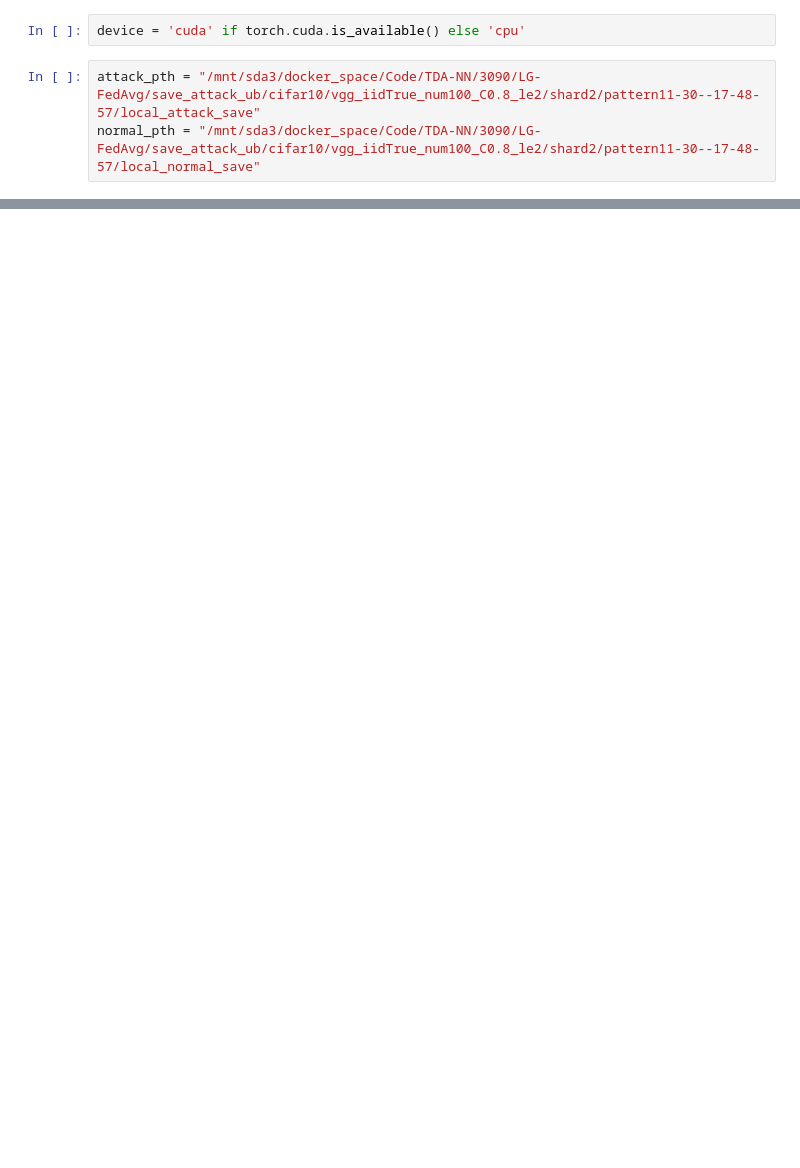
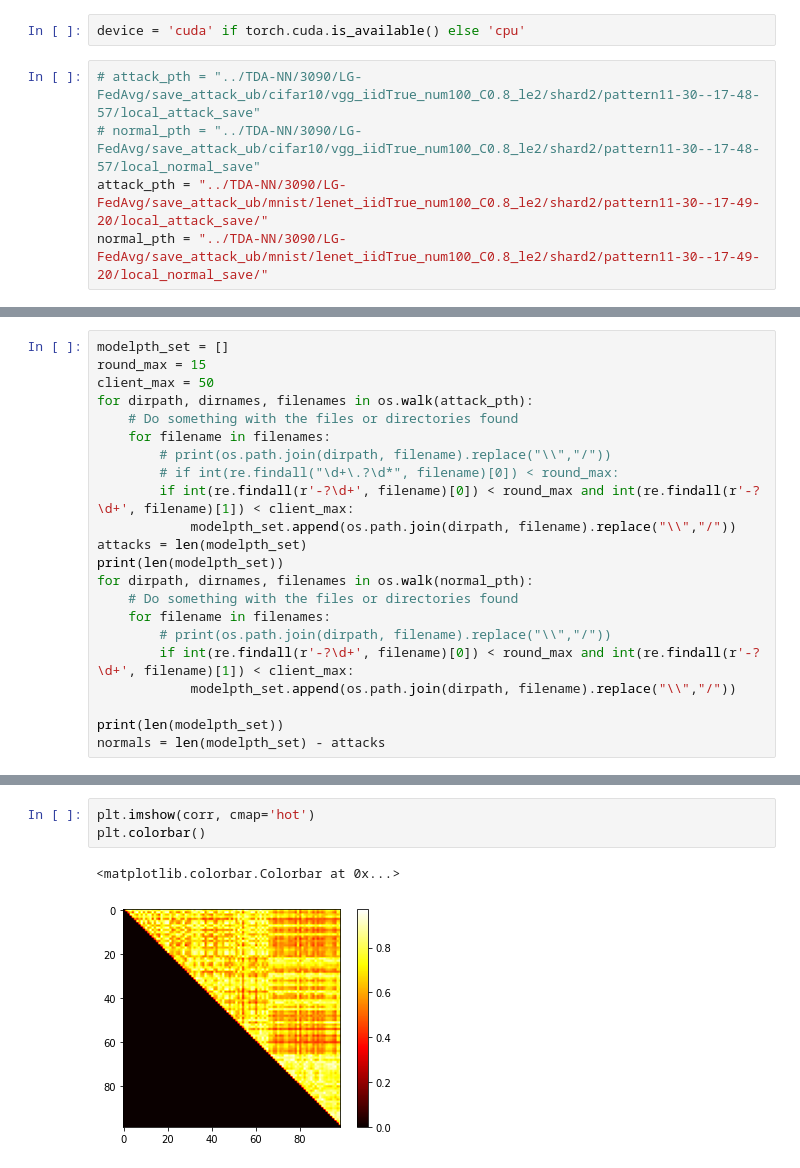
Before and after one commit to mzhyui/PHTDA-Net, a Jupyter notebook: getGradients.ipynb, the cells around one changed output, grey strips where cells are left out. Drawn from its saved outputs; the diff is of its cells as text; blank space fills up the shorter version.

Commit message:
v0.0.2 gradient heatmap

```diff
--- a/getGradients.ipynb
+++ b/getGradients.ipynb
@@ -30,8 +71,10 @@ test_loader = torch.utils.data.DataLoader(
 # %%
 device = 'cuda' if torch.cuda.is_available() else 'cpu'
 # %%
-attack_pth = "/mnt/sda3/docker_space/Code/TDA-NN/3090/LG-FedAvg/save_attack_ub/cifar10/vgg_iidTrue_num100_C0.8_le2/shard2/pattern11-30--17-48-57/local_attack_save"
-normal_pth = "/mnt/sda3/docker_space/Code/TDA-NN/3090/LG-FedAvg/save_attack_ub/cifar10/vgg_iidTrue_num100_C0.8_le2/shard2/pattern11-30--17-48-57/local_normal_save"
+# attack_pth = "../TDA-NN/3090/LG-FedAvg/save_attack_ub/cifar10/vgg_iidTrue_num100_C0.8_le2/shard2/pattern11-30--17-48-57/local_attack_save"
+# normal_pth = "../TDA-NN/3090/LG-FedAvg/save_attack_ub/cifar10/vgg_iidTrue_num100_C0.8_le2/shard2/pattern11-30--17-48-57/local_normal_save"
+attack_pth = "../TDA-NN/3090/LG-FedAvg/save_attack_ub/mnist/lenet_iidTrue_num100_C0.8_le2/shard2/pattern11-30--17-49-20/local_attack_save/"
+normal_pth = "../TDA-NN/3090/LG-FedAvg/save_attack_ub/mnist/lenet_iidTrue_num100_C0.8_le2/shard2/pattern11-30--17-49-20/local_normal_save/"
 # %%
 # md1_pth = "../TDA-NN/3090/LG-FedAvg/save_attack_ub/cifar10/resnet20_iidTrue_num100_C0.8_le2/shard2/pattern12-01--00-32-01/local_attack_save/iter_18_attack_0.pt"
 # md2_pth = "../TDA-NN/3090/LG-FedAvg/save_attack_ub/cifar10/resnet20_iidTrue_num100_C0.8_le2/shard2/pattern12-01--00-32-01/local_normal_save/iter_18_normal_21.pt"
@@ -56,0 +98,22 @@ model4.load_state_dict(torch.load(md4_pth))
+# %%
+modelpth_set = []
+round_max = 15
+client_max = 50
+for dirpath, dirnames, filenames in os.walk(attack_pth):
+    # Do something with the files or directories found
+    for filename in filenames:
+        # print(os.path.join(dirpath, filename).replace("\\","/"))
+        # if int(re.findall("\d+\.?\d*", filename)[0]) < round_max:
+        if int(re.findall(r'-?\d+', filename)[0]) < round_max and int(re.findall(r'-?\d+', filename)[1]) < client_max:
+            modelpth_set.append(os.path.join(dirpath, filename).replace("\\","/"))
+attacks = len(modelpth_set)
+print(len(modelpth_set))
+for dirpath, dirnames, filenames in os.walk(normal_pth):
+    # Do something with the files or directories found
+    for filename in filenames:
+        # print(os.path.join(dirpath, filename).replace("\\","/"))
+        if int(re.findall(r'-?\d+', filename)[0]) < round_max and int(re.findall(r'-?\d+', filename)[1]) < client_max:
+            modelpth_set.append(os.path.join(dirpath, filename).replace("\\","/"))
+
+print(len(modelpth_set))
+normals = len(modelpth_set) - attacks
@@ -102 +228,7 @@ for name, param in model1.named_parameters():
+# %%
+plt.imshow(corr, cmap='hot')
+plt.colorbar()
+# %% [output]
+<matplotlib.colorbar.Colorbar at 0x...>
+[figure, added]
 # %%
```
Also changed, not shown: parts of 20 cells of this notebook, 1 other file.
